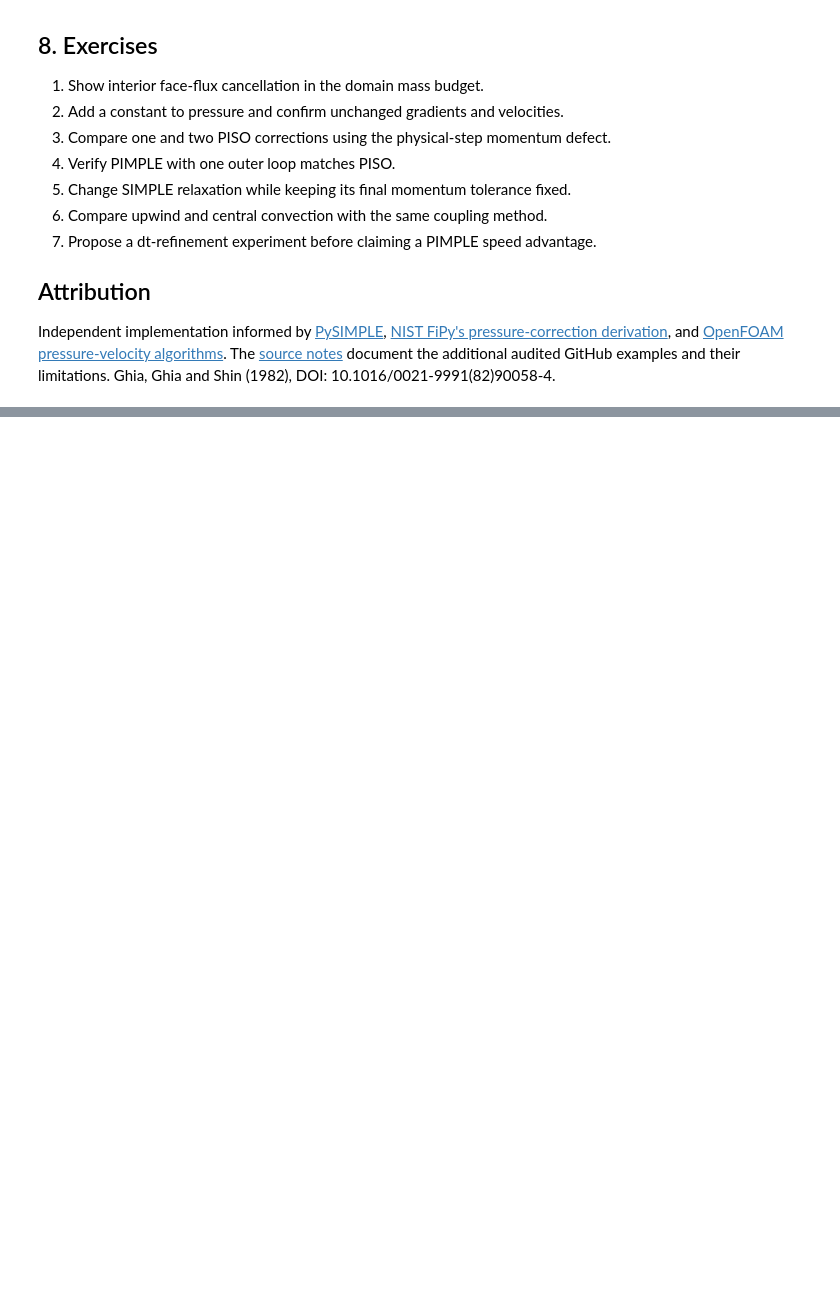
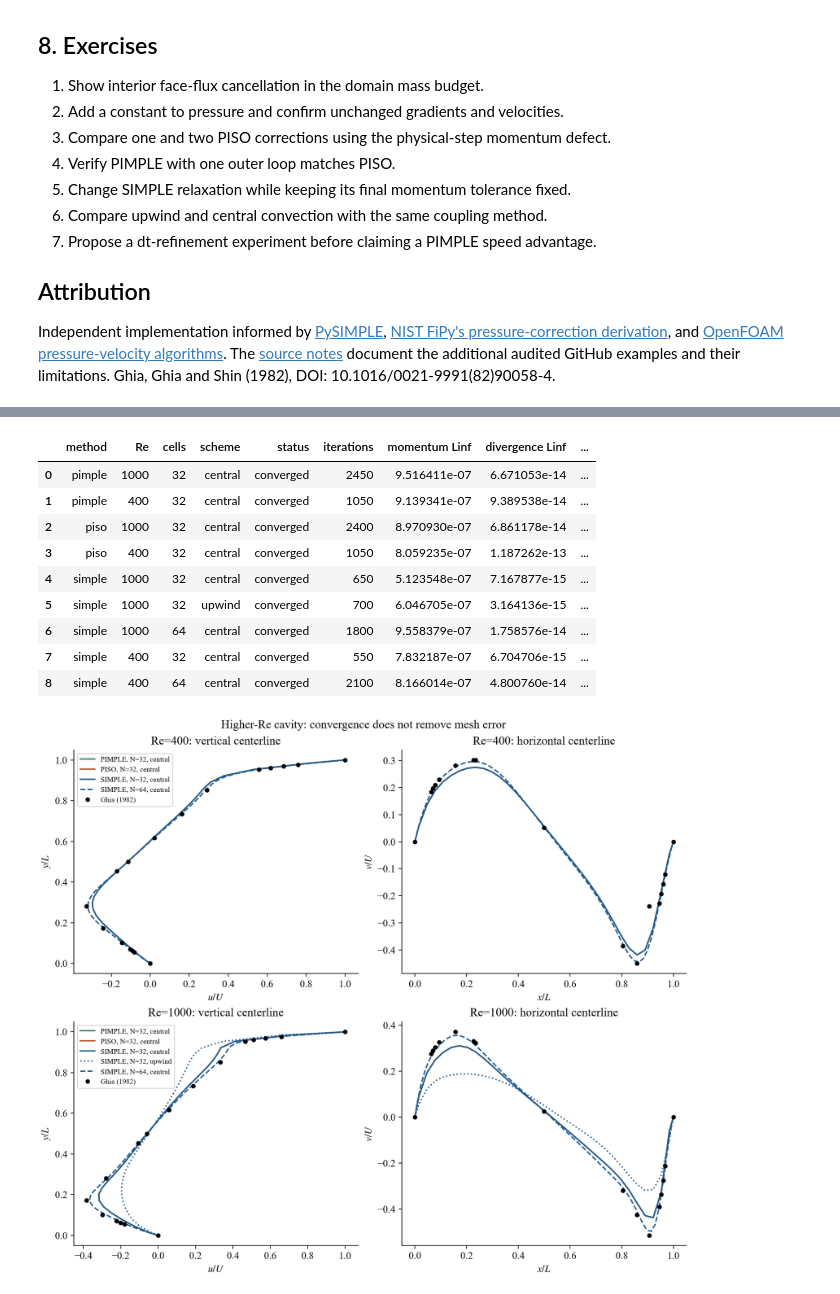
Before and after one commit to Ehsan-Roohi/FlowMLLab, a Jupyter notebook: notebooks/week01_2/W1_2_Cavity_Pressure_Velocity.ipynb, the cells around one changed output, grey strips where cells are left out. Cells and saved outputs as stored; diff of their text form; code cells hidden in the pictures; blank space fills up the shorter version.

Commit message:
Add experimental Re400 and Re1000 cavity study with guided notebook

```diff
--- a/notebooks/week01_2/W1_2_Cavity_Pressure_Velocity.ipynb
+++ b/notebooks/week01_2/W1_2_Cavity_Pressure_Velocity.ipynb
@@ -180,0 +219,31 @@ Independent implementation informed by [PySIMPLE](https://github.com/VishalKanda
+# %%
+import json, hashlib
+HIGH_RE = ROOT / "results/week01_2_higher_re"
+experimental_records = [json.loads(f.read_text()) for f in sorted(HIGH_RE.glob("*.json"))
+                        if f.name != "validation.json"]
+display(pd.DataFrame([{
+    "method": r["config"]["method"], "Re": r["config"]["reynolds"],
+    "cells": r["config"]["cells"], "scheme": r["config"]["convection"],
+    "status": r["status"], "iterations": r.get("iterations"),
+    "momentum Linf": r.get("momentum_residual_linf"),
+    "divergence Linf": r.get("continuity_linf"),
+    "Ghia u rel L2": r.get("ghia_u_relative_l2"),
+    "Ghia v rel L2 (all points)": r.get("ghia_v_relative_l2"),
+    "v sensitivity: omit x=.9063": r.get("ghia_v_relative_l2_without_x09063"),
+    "pressure solves": r.get("pressure_solves")
+} for r in experimental_records]))
+for name in ["centerlines", "convergence", "fields"]:
+    figure = HIGH_RE / (name + ".png")
+    if figure.exists(): display(Image(filename=str(figure)))
+# %% [output]
+|  | method | Re | cells | scheme | status | iterations | momentum Linf | divergence Linf | ... |
+| 0 | pimple | 1000 | 32 | central | converged | 2450 | 9.516411e-07 | 6.671053e-14 | ... |
+| 1 | pimple | 400 | 32 | central | converged | 1050 | 9.139341e-07 | 9.389538e-14 | ... |
+| 2 | piso | 1000 | 32 | central | converged | 2400 | 8.970930e-07 | 6.861178e-14 | ... |
+| 3 | piso | 400 | 32 | central | converged | 1050 | 8.059235e-07 | 1.187262e-13 | ... |
+| 4 | simple | 1000 | 32 | central | converged | 650 | 5.123548e-07 | 7.167877e-15 | ... |
+| 5 | simple | 1000 | 32 | upwind | converged | 700 | 6.046705e-07 | 3.164136e-15 | ... |
+| 6 | simple | 1000 | 64 | central | converged | 1800 | 9.558379e-07 | 1.758576e-14 | ... |
+| 7 | simple | 400 | 32 | central | converged | 550 | 7.832187e-07 | 6.704706e-15 | ... |
+| 8 | simple | 400 | 64 | central | converged | 2100 | 8.166014e-07 | 4.800760e-14 | ... |
+[figure, added]
```
Also changed, not shown: parts of 4 cells of this notebook, 35 other files.
